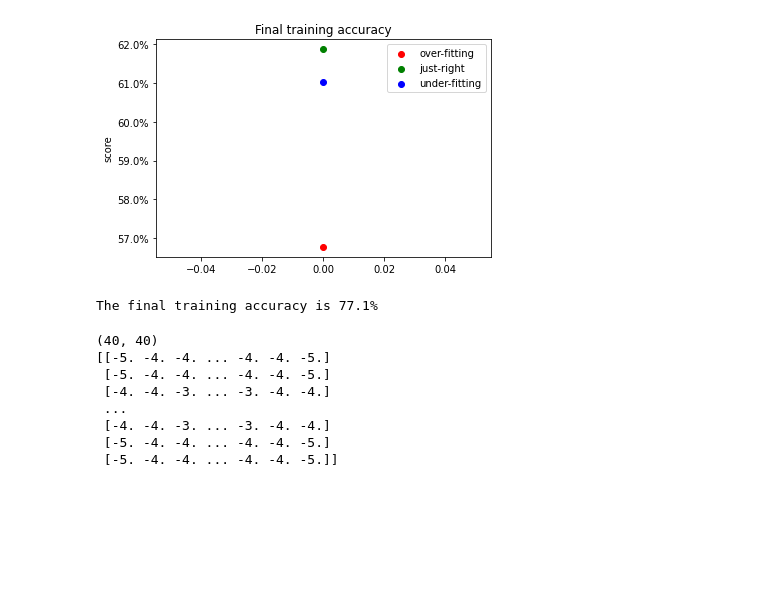
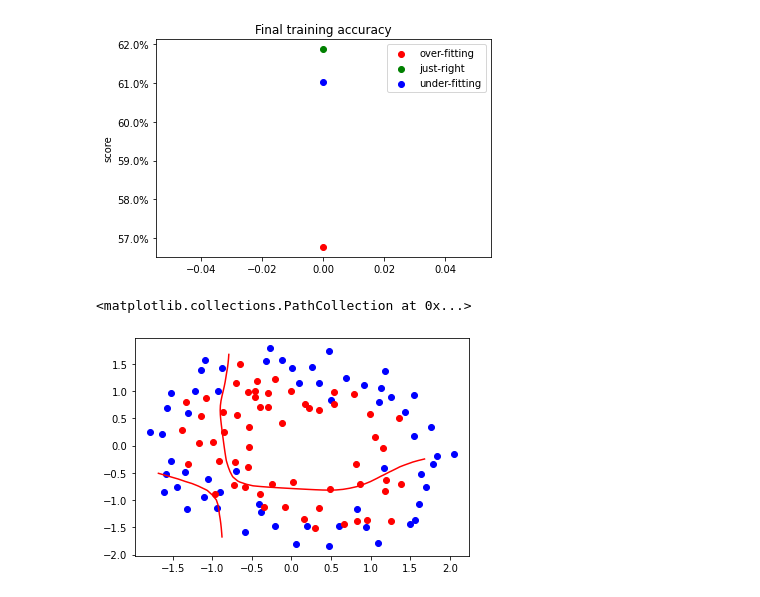
Before and after one commit to SuhyeonHa/MatrixComputation, a Jupyter notebook: Assignment07.ipynb, the cells around one changed output. Cells and saved outputs as stored; diff of their text form; code cells hidden in the pictures; blank space fills up the shorter version.

```diff
--- a/Assignment07.ipynb
+++ b/Assignment07.ipynb
@@ -328,10 +284,6 @@ ax.yaxis.set_major_formatter(PercentFormatter(1))
 plt.show()
 # %% [output]
 [figure]
-# %%
-print('The final training accuracy is {:.1%}'.format(final_accr))
-# %% [output]
-The final training accuracy is 77.1%
 # %%
 x_test = np.arange(-2.0, 2.0, 0.1)
 y_test = np.arange(-2.0, 2.0, 0.1)
@@ -339,21 +291,3 @@ x_test = normalize_data(x_test)
 y_test = normalize_data(y_test)
 
 X, Y = np.meshgrid(x_test, y_test)
-test_z = pred_z(final_theta, X, Y)
-bound_z = np.empty_like(test_z)
-print(bound_z.shape)
-for i in range(len(X)):
-  for j in range(len(Y)):
-      bound_z[i][j] = int(test_z[i][j])
-      # if bound_z[i][j] != 0:
-      #   bound_z[i][j] = 0.1
-print(bound_z)
-# %% [output]
-(40, 40)
-[[-5. -4. -4. ... -4. -4. -5.]
- [-5. -4. -4. ... -4. -4. -5.]
- [-4. -4. -3. ... -3. -4. -4.]
- ...
- [-4. -4. -3. ... -3. -4. -4.]
- [-5. -4. -4. ... -4. -4. -5.]
- [-5. -4. -4. ... -4. -4. -5.]]
@@ -360 +312,15 @@ print(bound_z)
+# %%
+pointX0 = pointX[label == 0]
+pointY0 = pointY[label == 0]
+
+pointX1 = pointX[label == 1]
+pointY1 = pointY[label == 1]
+
+fig, ax = plt.subplots()
+CS = ax.contour(X, Y, test_z_1, levels=[0.],  colors='r')
+ax.scatter(pointX0, pointY0, c='b')
+ax.scatter(pointX1, pointY1, c='r')
+# %% [output]
+<matplotlib.collections.PathCollection at 0x...>
+[figure, added]
 # %%
```
Also changed, not shown: parts of 12 cells of this notebook.
